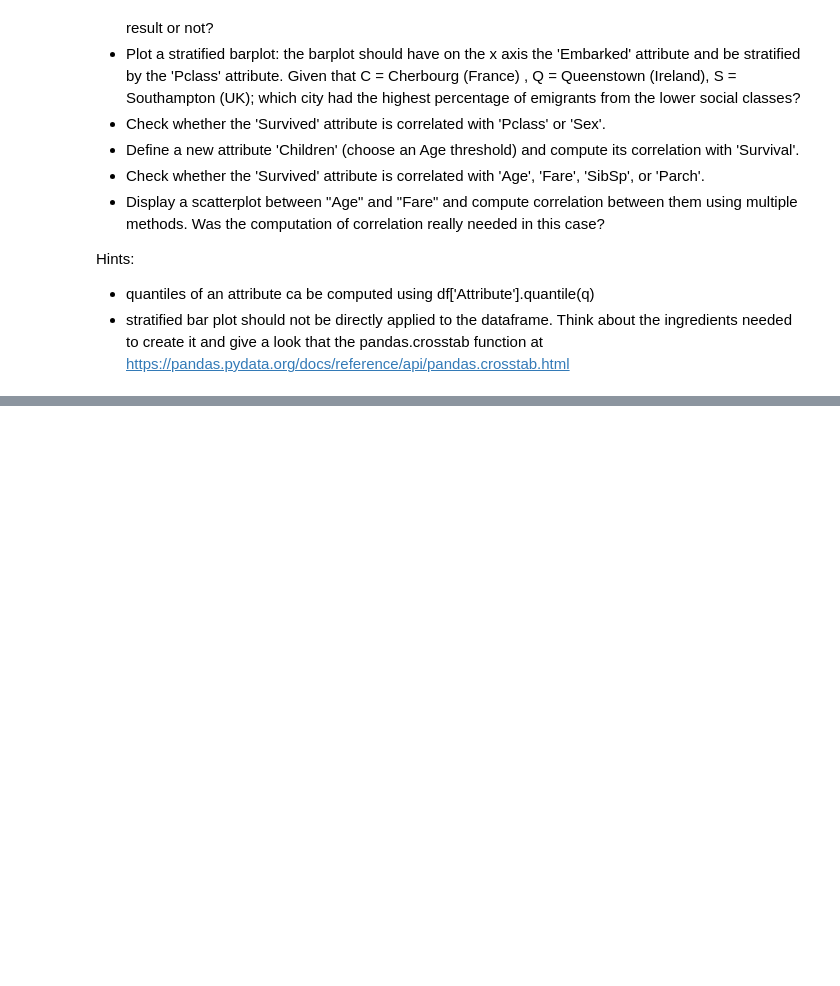
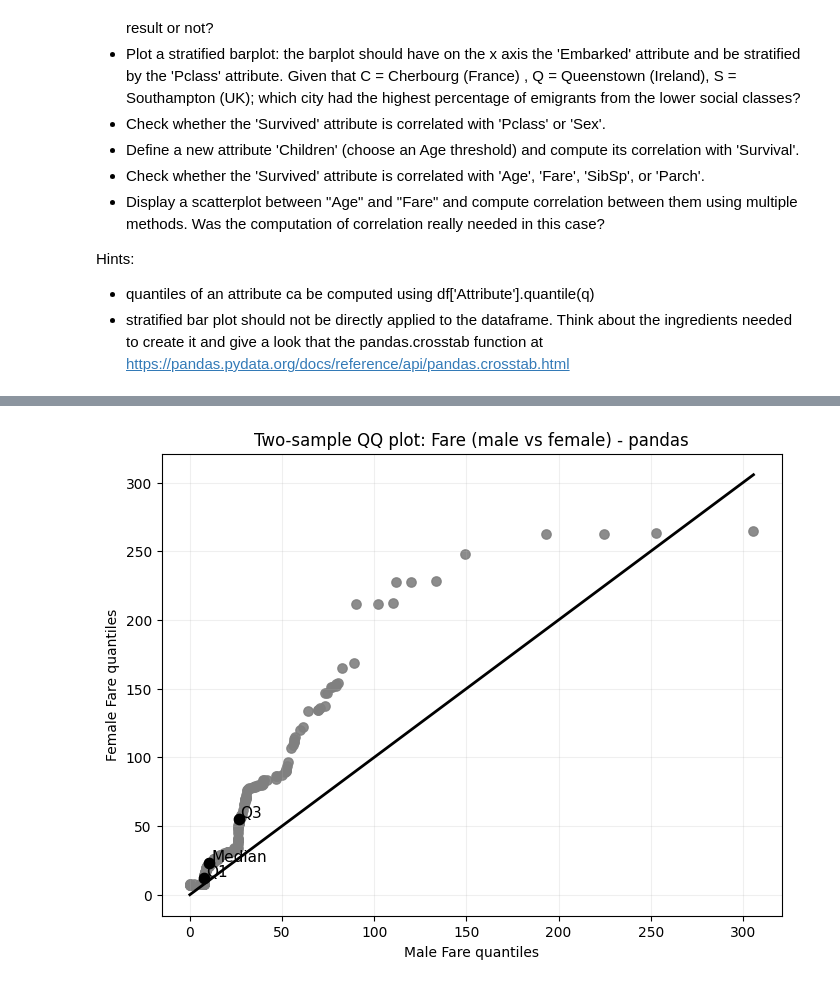
Before and after one commit to ManuelTestoni/BigData, a Jupyter notebook: Explorative_Data_Analysis/EDA1_S.ipynb, the cells around one changed output, grey strips where cells are left out. Cells and saved outputs as stored; diff of their text form; code cells hidden in the pictures; blank space fills up the shorter version.

```diff
--- a/Explorative_Data_Analysis/EDA1_S.ipynb
+++ b/Explorative_Data_Analysis/EDA1_S.ipynb
@@ -239,0 +249,53 @@ print(df['Embarked'].mode())
+# %%
+import pandas as pd
+import matplotlib.pyplot as plt
+
+# 1) Seleziona le due serie
+male_fare = df.loc[df["Sex"] == "male", "Fare"].dropna()
+female_fare = df.loc[df["Sex"] == "female", "Fare"].dropna()
+
+# 2) Quantili comuni con pandas (anche se le cardinalita sono diverse)
+nq = min(len(male_fare), len(female_fare))
+q = pd.Series(range(1, nq + 1), dtype="float64") / (nq + 1)
+
+male_q = male_fare.quantile(q).reset_index(drop=True)
+female_q = female_fare.quantile(q).reset_index(drop=True)
+
+qq_df = pd.DataFrame({
+    "male_q": male_q,
+    "female_q": female_q
+})
+
+# 3) Scatter QQ con pandas
+ax = qq_df.plot.scatter(
+    x="male_q",
+    y="female_q",
+    color="gray",
+    s=45,
+    alpha=0.9,
+    figsize=(8, 6)
+ )
+
+# retta di riferimento y=x
+lo = min(qq_df["male_q"].min(), qq_df["female_q"].min())
+hi = max(qq_df["male_q"].max(), qq_df["female_q"].max())
+ax.plot([lo, hi], [lo, hi], color="black", linewidth=2)
+
+# 4) Evidenzia Q1, mediana, Q3
+for label, p in [("Q1", 0.25), ("Median", 0.50), ("Q3", 0.75)]:
+    px = male_fare.quantile(p)
+    py = female_fare.quantile(p)
+    ax.scatter(px, py, color="black", s=55, zorder=3)
+    ax.text(px + 1, py + 1, label, fontsize=11)
+
+ax.set_xlabel("Male Fare quantiles")
+ax.set_ylabel("Female Fare quantiles")
+ax.set_title("Two-sample QQ plot: Fare (male vs female) - pandas")
+ax.grid(alpha=0.2)
+plt.show()
+
+
+#From this qq plot we can evince that women fare, (not only mean but in all the quantile) is higher than
+#man fare.
+# %% [output]
+[figure, added]
```
Also changed, not shown: parts of 19 cells of this notebook.
